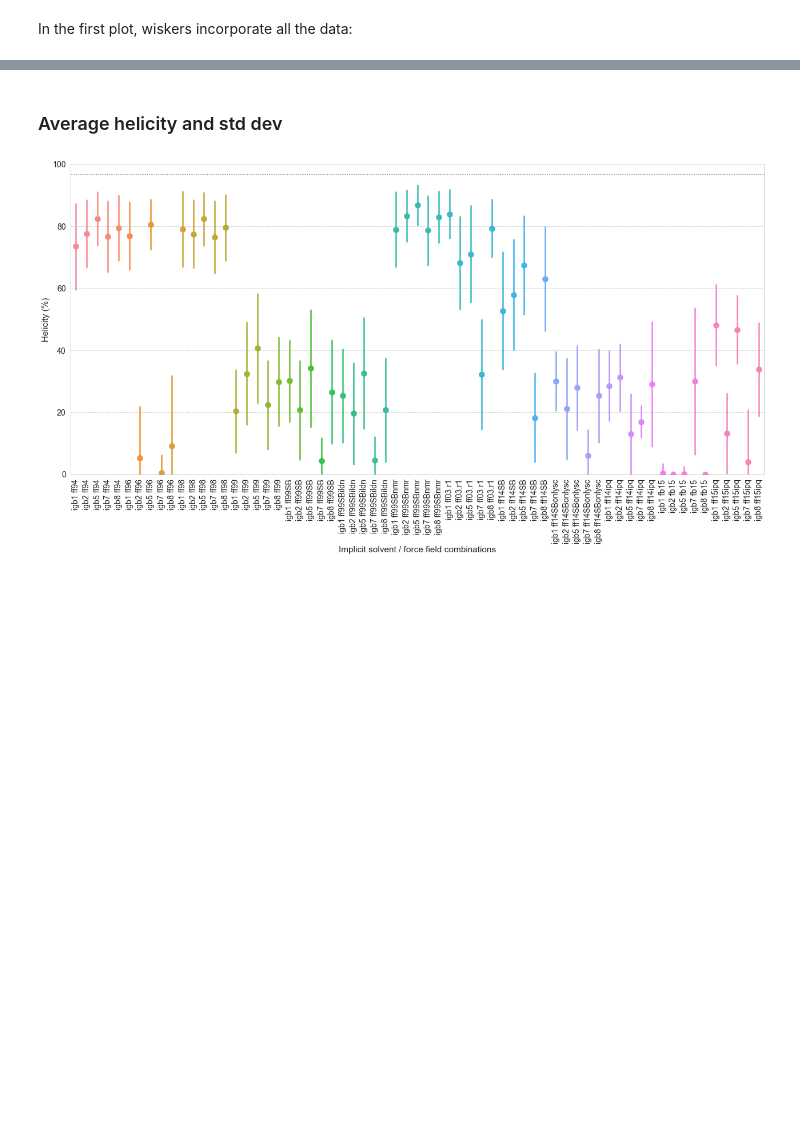
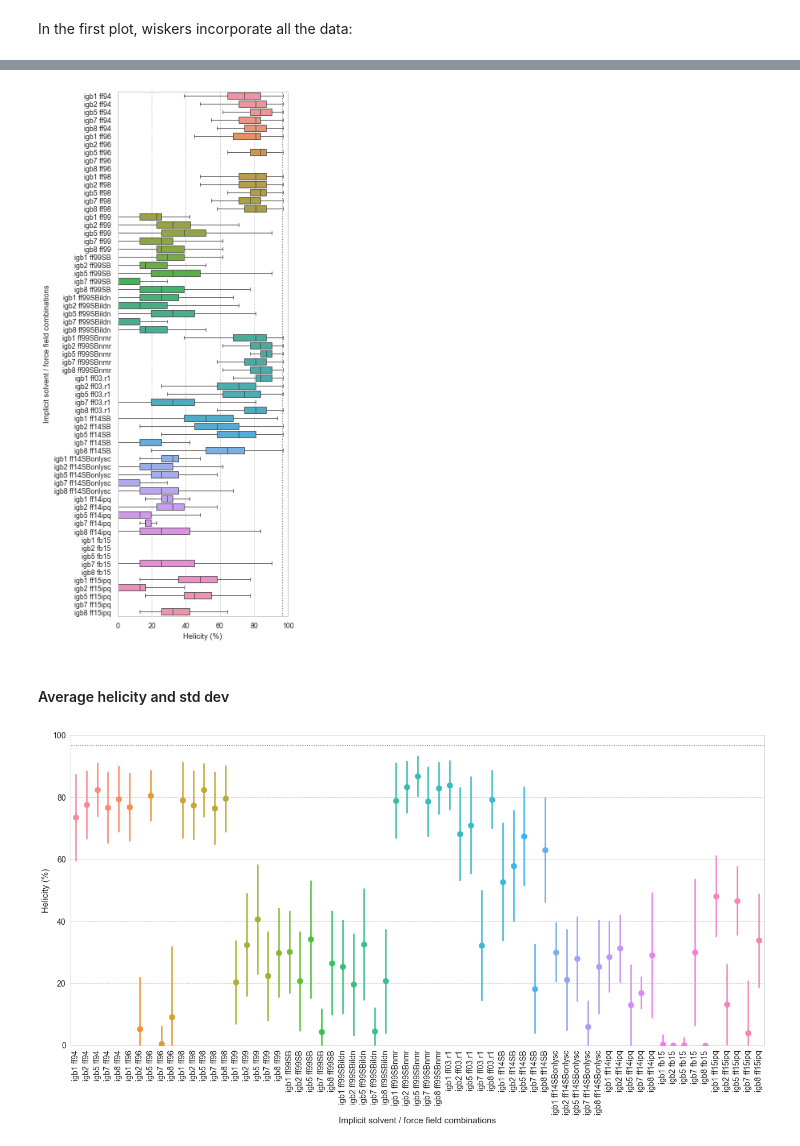
Before and after one commit to eric-jm-lang/GB_simulations_de_novo_peptides, a Jupyter notebook: 1-A4_K4E4_A4_K4E4_A4/3-Analysis/Analysis_percentage_helicity_3.ipynb, the cells around one changed output, grey strips where cells are left out. Cells and saved outputs as stored; diff of their text form; code cells hidden in the pictures; blank space fills up the shorter version.

```diff
--- a/1-A4_K4E4_A4_K4E4_A4/3-Analysis/Analysis_percentage_helicity_3.ipynb
+++ b/1-A4_K4E4_A4_K4E4_A4/3-Analysis/Analysis_percentage_helicity_3.ipynb
@@ -294,5 +296,27 @@ plt.savefig('./plots/helicity_boxplot3_1.png', dpi=300)
+# %%
+sns.set(context='paper', style='whitegrid', palette='deep', font='sans-serif',\
+        font_scale=1, rc={'grid.linestyle': '--'})
+
+
+fig, ax = plt.subplots(figsize=(4.6,9.75))
+
+
+ax=sns.boxplot(y='igbff', x='Helicity (%)', data=df_total, fliersize=0, linewidth=0.8,
+               showmeans=False, orient="h",
+               meanprops={"marker":"o","markerfacecolor":"white", "markeredgecolor":"white","markersize":"4"})
+# ax.set_xticklabels(ax.get_xticklabels(),rotation=0)
+# plt.gca().invert_yaxis()
+ax.set_xlim([0, 100])
+ax.set_ylabel('Implicit solvent / force field combinations')
+plt.axvline(x=96.76, ls=":", c=".5" ) # 90.9*33/31
+# ax.set_aspect(.25)
+plt.tight_layout()
+plt.savefig('./plots/helicity_boxplot3_2.pdf')
+plt.savefig('./plots/helicity_boxplot3_2.png', dpi=300)
+# %% [output]
+[figure, added]
 # %% [markdown]
-### Average helicity and std dev
+#### Average helicity and std dev
 # %%
 sns.set(context='paper', style='whitegrid', palette='deep', font='sans-serif',\
         font_scale=1.6, rc={'grid.linestyle': '--'})
```
Also changed, not shown: parts of 2 cells of this notebook, 47 other files.
